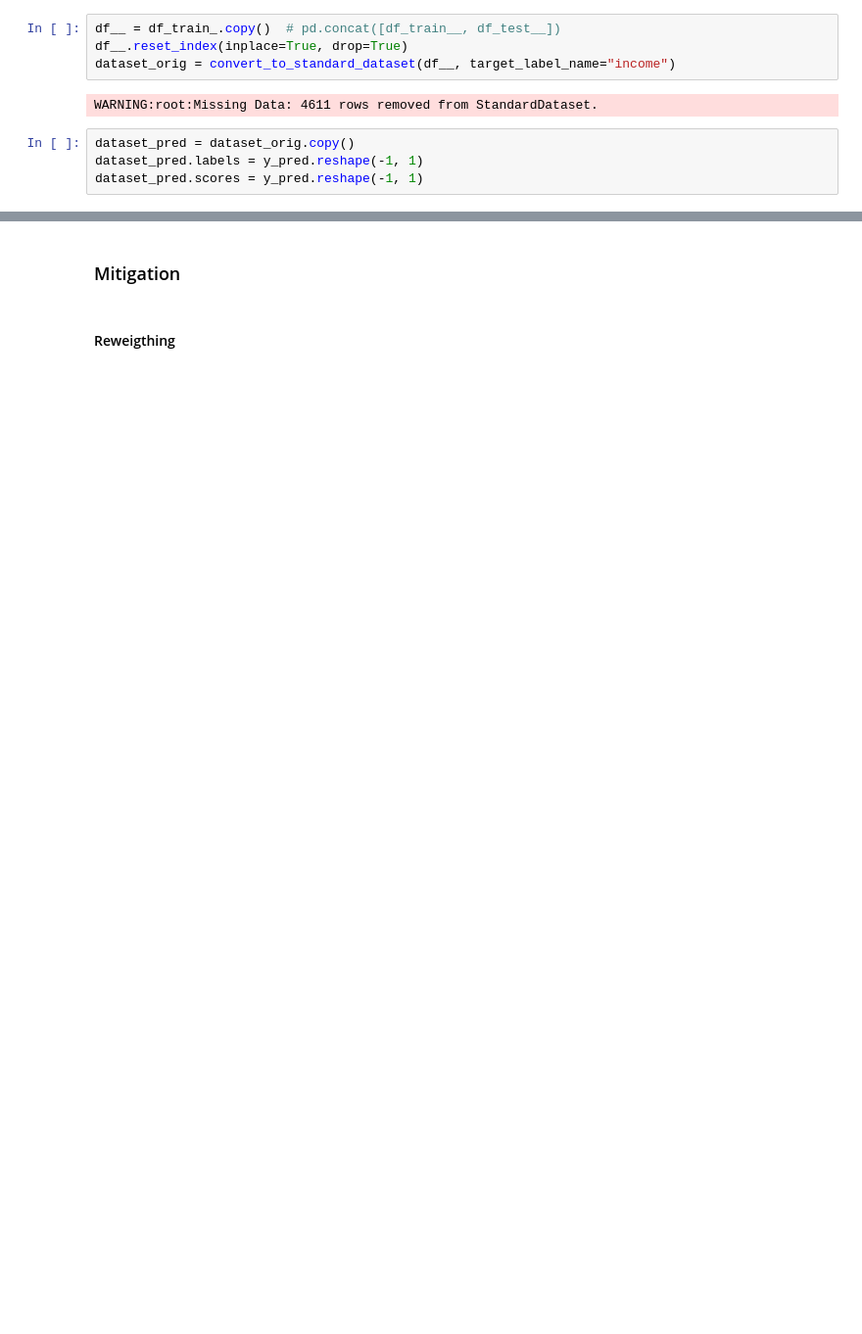
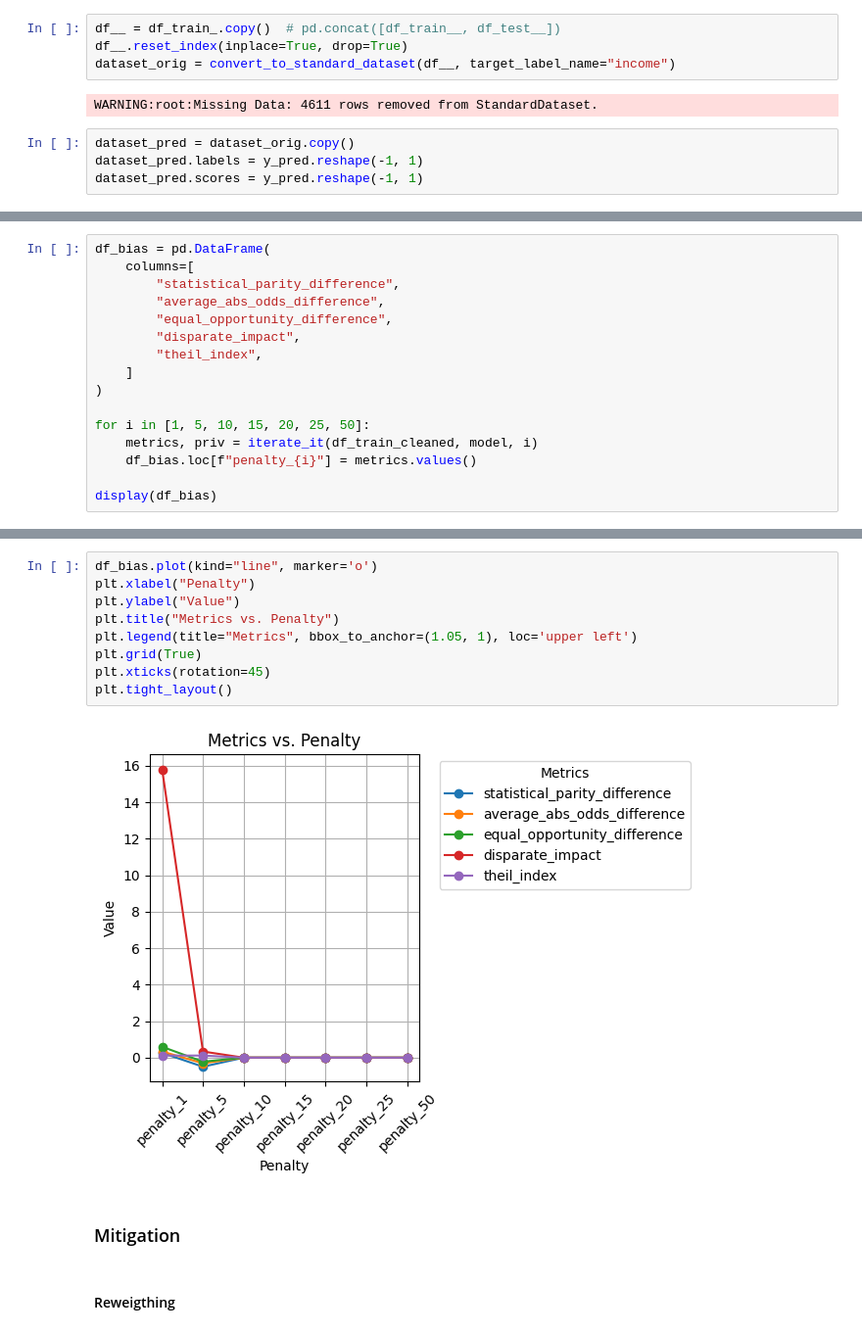
Before and after one commit to mkleinegger/evaluation-bias-detection-and-mitigation, a Jupyter notebook: multiple_runs.ipynb, the cells around one changed output, grey strips where cells are left out. Shown: that part at 98% size. Saved outputs shown, nothing was run; the diff lists cells and outputs as text; blank space fills up the shorter version.

```diff
--- a/multiple_runs.ipynb
+++ b/multiple_runs.ipynb
@@ -886,0 +707,16 @@ metrics
+# %%
+df_bias = pd.DataFrame(
+    columns=[
+        "statistical_parity_difference",
+        "average_abs_odds_difference",
+        "equal_opportunity_difference",
+        "disparate_impact",
+        "theil_index",
+    ]
+)
+
+for i in [1, 5, 10, 15, 20, 25, 50]:
+    metrics, priv = iterate_it(df_train_cleaned, model, i)
+    df_bias.loc[f"penalty_{i}"] = metrics.values()
+
+display(df_bias)
@@ -887,3 +732,14 @@ metrics
+# %%
+df_bias.plot(kind="line", marker='o')
+plt.xlabel("Penalty")
+plt.ylabel("Value")
+plt.title("Metrics vs. Penalty")
+plt.legend(title="Metrics", bbox_to_anchor=(1.05, 1), loc='upper left')
+plt.grid(True)
+plt.xticks(rotation=45)
+plt.tight_layout()
+# %% [output]
+[figure, added]
 # %% [markdown]
 ### Mitigation
 # %% [markdown]
```
Also changed, not shown: parts of 78 cells of this notebook, 1 other file.
